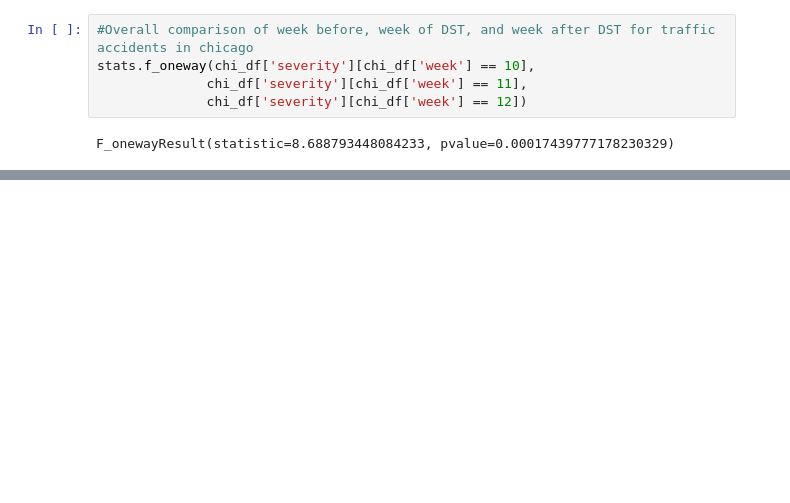
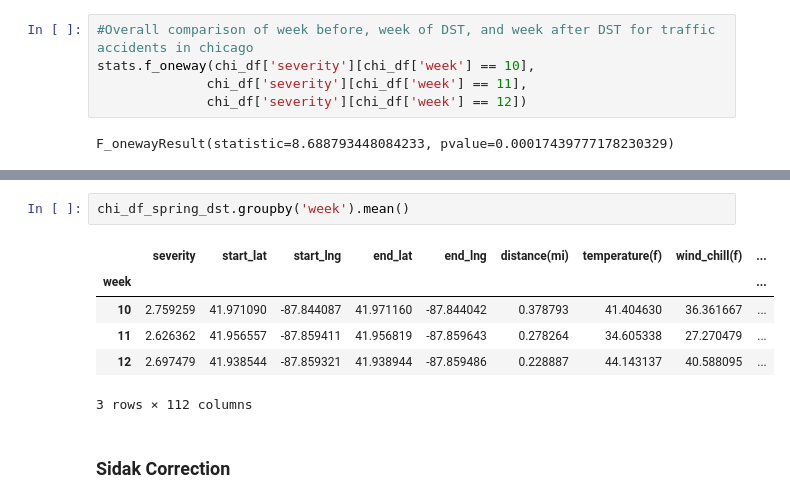
Before and after one commit to jeffreyfloyd/DST-and-traffic-implications, a Jupyter notebook: code/DST_hyp_tests.ipynb, the cells around one changed output, grey strips where cells are left out. Saved outputs shown, nothing was run; the diff lists cells and outputs as text; blank space fills up the shorter version.

```diff
--- a/code/DST_hyp_tests.ipynb
+++ b/code/DST_hyp_tests.ipynb
@@ -100,0 +140,11 @@ chi_anova = OLS('severity ~C(week)')
+# %%
+chi_df_spring_dst.groupby('week').mean()
+# %% [output]
+|  | severity | start_lat | start_lng | end_lat | end_lng | distance(mi) | temperature(f) | wind_chill(f) | ... |
+| week |  |  |  |  |  |  |  |  | ... |
+| 10 | 2.759259 | 41.971090 | -87.844087 | 41.971160 | -87.844042 | 0.378793 | 41.404630 | 36.361667 | ... |
+| 11 | 2.626362 | 41.956557 | -87.859411 | 41.956819 | -87.859643 | 0.278264 | 34.605338 | 27.270479 | ... |
+| 12 | 2.697479 | 41.938544 | -87.859321 | 41.938944 | -87.859486 | 0.228887 | 44.143137 | 40.588095 | ... |
+3 rows × 112 columns
+# %% [markdown]
+### Sidak Correction
```
Also changed, not shown: parts of 30 cells of this notebook.
